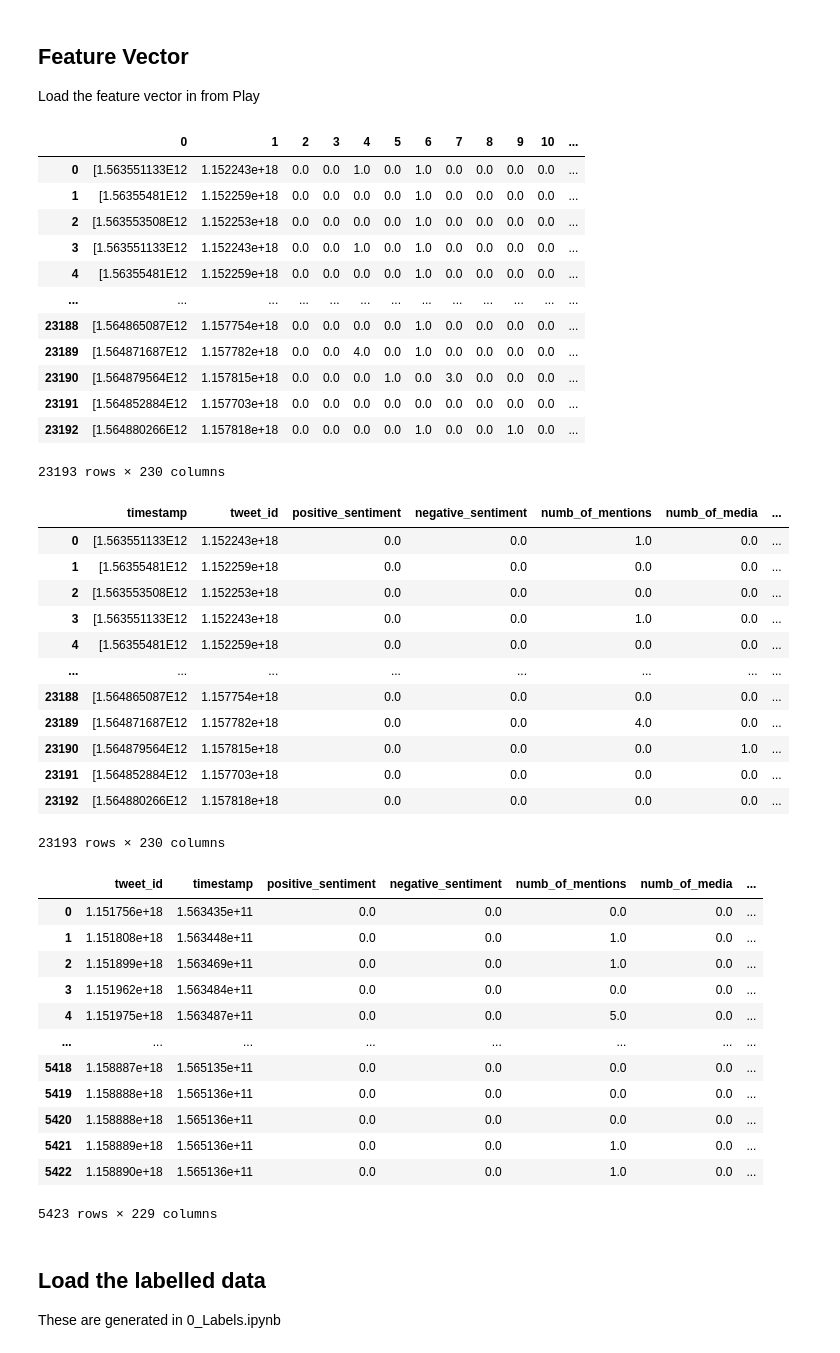
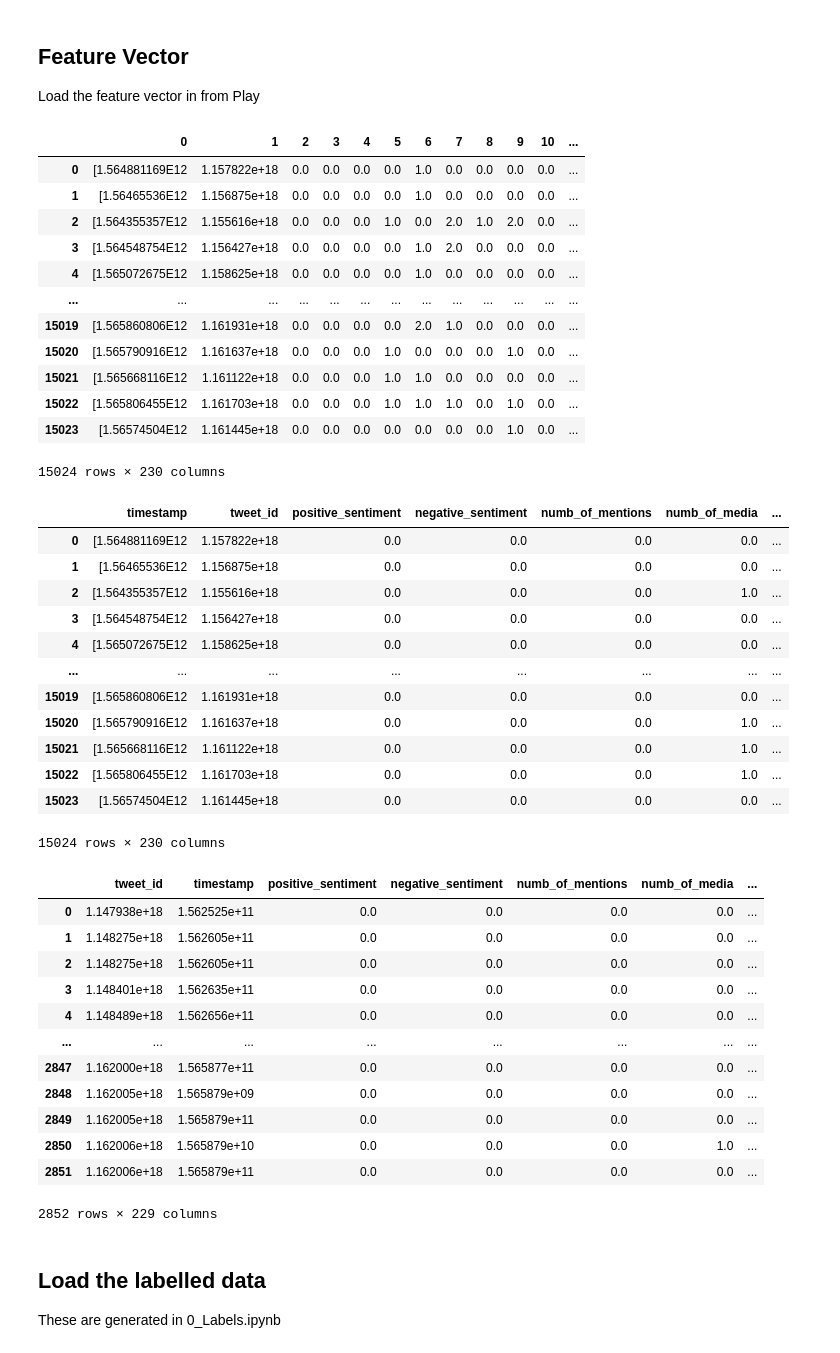
Before and after one commit to glasgowm148/Calamity, a Jupyter notebook: 1-src/2-python/1-notebooks/0-myrun.ipynb, the cells around one changed output. Cells and saved outputs as stored; diff of their text form; code cells hidden in the pictures.

```diff
--- a/1-src/2-python/1-notebooks/0-myrun.ipynb
+++ b/1-src/2-python/1-notebooks/0-myrun.ipynb
@@ -365,26 +365,26 @@ mymap = {'Advice':1, 'CleanUp':2, 'ContextualInformation':3, 'Discussion':4, 'Do
 Load the feature vector in from Play
 # %%
 # Currently loading the feature vector from a .txt file exported from Play
-feature_vector_input = pd.read_csv("../../../0-data/processed/cluster_run2.txt", sep=",", header=None, error_bad_lines=False)
+feature_vector_input = pd.read_csv("../../../0-data/processed/full_run1.txt", sep=",", header=None, error_bad_lines=False)
 
 # Remove superflous "]"
 del feature_vector_input[130]
 
 feature_vector_input
 # %% [output]
 |  | 0 | 1 | 2 | 3 | 4 | 5 | 6 | 7 | 8 | 9 | 10 | ... |
-| 0 | [1.563551133E12 | 1.152243e+18 | 0.0 | 0.0 | 1.0 | 0.0 | 1.0 | 0.0 | 0.0 | 0.0 | 0.0 | ... |
-| 1 | [1.56355481E12 | 1.152259e+18 | 0.0 | 0.0 | 0.0 | 0.0 | 1.0 | 0.0 | 0.0 | 0.0 | 0.0 | ... |
-| 2 | [1.563553508E12 | 1.152253e+18 | 0.0 | 0.0 | 0.0 | 0.0 | 1.0 | 0.0 | 0.0 | 0.0 | 0.0 | ... |
-| 3 | [1.563551133E12 | 1.152243e+18 | 0.0 | 0.0 | 1.0 | 0.0 | 1.0 | 0.0 | 0.0 | 0.0 | 0.0 | ... |
-| 4 | [1.56355481E12 | 1.152259e+18 | 0.0 | 0.0 | 0.0 | 0.0 | 1.0 | 0.0 | 0.0 | 0.0 | 0.0 | ... |
+| 0 | [1.564881169E12 | 1.157822e+18 | 0.0 | 0.0 | 0.0 | 0.0 | 1.0 | 0.0 | 0.0 | 0.0 | 0.0 | ... |
+| 1 | [1.56465536E12 | 1.156875e+18 | 0.0 | 0.0 | 0.0 | 0.0 | 1.0 | 0.0 | 0.0 | 0.0 | 0.0 | ... |
+| 2 | [1.564355357E12 | 1.155616e+18 | 0.0 | 0.0 | 0.0 | 1.0 | 0.0 | 2.0 | 1.0 | 2.0 | 0.0 | ... |
+| 3 | [1.564548754E12 | 1.156427e+18 | 0.0 | 0.0 | 0.0 | 0.0 | 1.0 | 2.0 | 0.0 | 0.0 | 0.0 | ... |
+| 4 | [1.565072675E12 | 1.158625e+18 | 0.0 | 0.0 | 0.0 | 0.0 | 1.0 | 0.0 | 0.0 | 0.0 | 0.0 | ... |
 | ... | ... | ... | ... | ... | ... | ... | ... | ... | ... | ... | ... | ... |
-| 23188 | [1.564865087E12 | 1.157754e+18 | 0.0 | 0.0 | 0.0 | 0.0 | 1.0 | 0.0 | 0.0 | 0.0 | 0.0 | ... |
-| 23189 | [1.564871687E12 | 1.157782e+18 | 0.0 | 0.0 | 4.0 | 0.0 | 1.0 | 0.0 | 0.0 | 0.0 | 0.0 | ... |
-| 23190 | [1.564879564E12 | 1.157815e+18 | 0.0 | 0.0 | 0.0 | 1.0 | 0.0 | 3.0 | 0.0 | 0.0 | 0.0 | ... |
-| 23191 | [1.564852884E12 | 1.157703e+18 | 0.0 | 0.0 | 0.0 | 0.0 | 0.0 | 0.0 | 0.0 | 0.0 | 0.0 | ... |
-| 23192 | [1.564880266E12 | 1.157818e+18 | 0.0 | 0.0 | 0.0 | 0.0 | 1.0 | 0.0 | 0.0 | 1.0 | 0.0 | ... |
+| 15019 | [1.565860806E12 | 1.161931e+18 | 0.0 | 0.0 | 0.0 | 0.0 | 2.0 | 1.0 | 0.0 | 0.0 | 0.0 | ... |
+| 15020 | [1.565790916E12 | 1.161637e+18 | 0.0 | 0.0 | 0.0 | 1.0 | 0.0 | 0.0 | 0.0 | 1.0 | 0.0 | ... |
+| 15021 | [1.565668116E12 | 1.161122e+18 | 0.0 | 0.0 | 0.0 | 1.0 | 1.0 | 0.0 | 0.0 | 0.0 | 0.0 | ... |
+| 15022 | [1.565806455E12 | 1.161703e+18 | 0.0 | 0.0 | 0.0 | 1.0 | 1.0 | 1.0 | 0.0 | 1.0 | 0.0 | ... |
+| 15023 | [1.56574504E12 | 1.161445e+18 | 0.0 | 0.0 | 0.0 | 0.0 | 0.0 | 0.0 | 0.0 | 1.0 | 0.0 | ... |
-23193 rows × 230 columns
+15024 rows × 230 columns
 # %%
 # Set the column names
 feature_vector_input.columns = feature_vector_keys
@@ -394,18 +394,18 @@ feature_vector_input.columns = feature_vector_keys
 feature_vector_input#.describe()
 # %% [output]
 |  | timestamp | tweet_id | positive_sentiment | negative_sentiment | numb_of_mentions | numb_of_media | ... |
-| 0 | [1.563551133E12 | 1.152243e+18 | 0.0 | 0.0 | 1.0 | 0.0 | ... |
-| 1 | [1.56355481E12 | 1.152259e+18 | 0.0 | 0.0 | 0.0 | 0.0 | ... |
-| 2 | [1.563553508E12 | 1.152253e+18 | 0.0 | 0.0 | 0.0 | 0.0 | ... |
-| 3 | [1.563551133E12 | 1.152243e+18 | 0.0 | 0.0 | 1.0 | 0.0 | ... |
-| 4 | [1.56355481E12 | 1.152259e+18 | 0.0 | 0.0 | 0.0 | 0.0 | ... |
+| 0 | [1.564881169E12 | 1.157822e+18 | 0.0 | 0.0 | 0.0 | 0.0 | ... |
+| 1 | [1.56465536E12 | 1.156875e+18 | 0.0 | 0.0 | 0.0 | 0.0 | ... |
+| 2 | [1.564355357E12 | 1.155616e+18 | 0.0 | 0.0 | 0.0 | 1.0 | ... |
+| 3 | [1.564548754E12 | 1.156427e+18 | 0.0 | 0.0 | 0.0 | 0.0 | ... |
+| 4 | [1.565072675E12 | 1.158625e+18 | 0.0 | 0.0 | 0.0 | 0.0 | ... |
 | ... | ... | ... | ... | ... | ... | ... | ... |
-| 23188 | [1.564865087E12 | 1.157754e+18 | 0.0 | 0.0 | 0.0 | 0.0 | ... |
-| 23189 | [1.564871687E12 | 1.157782e+18 | 0.0 | 0.0 | 4.0 | 0.0 | ... |
-| 23190 | [1.564879564E12 | 1.157815e+18 | 0.0 | 0.0 | 0.0 | 1.0 | ... |
-| 23191 | [1.564852884E12 | 1.157703e+18 | 0.0 | 0.0 | 0.0 | 0.0 | ... |
-| 23192 | [1.564880266E12 | 1.157818e+18 | 0.0 | 0.0 | 0.0 | 0.0 | ... |
+| 15019 | [1.565860806E12 | 1.161931e+18 | 0.0 | 0.0 | 0.0 | 0.0 | ... |
+| 15020 | [1.565790916E12 | 1.161637e+18 | 0.0 | 0.0 | 0.0 | 1.0 | ... |
+| 15021 | [1.565668116E12 | 1.161122e+18 | 0.0 | 0.0 | 0.0 | 1.0 | ... |
+| 15022 | [1.565806455E12 | 1.161703e+18 | 0.0 | 0.0 | 0.0 | 1.0 | ... |
+| 15023 | [1.56574504E12 | 1.161445e+18 | 0.0 | 0.0 | 0.0 | 0.0 | ... |
-23193 rows × 230 columns
+15024 rows × 230 columns
 # %%
 # Group by tweet
 feature_vector_input = feature_vector_input.groupby(['tweet_id']).agg('first')
@@ -425,18 +425,18 @@ feature_vector_input = clean_dataset_int(feature_vector_input)
 feature_vector_input#.describe()
 # %% [output]
 |  | tweet_id | timestamp | positive_sentiment | negative_sentiment | numb_of_mentions | numb_of_media | ... |
-| 0 | 1.151756e+18 | 1.563435e+11 | 0.0 | 0.0 | 0.0 | 0.0 | ... |
-| 1 | 1.151808e+18 | 1.563448e+11 | 0.0 | 0.0 | 1.0 | 0.0 | ... |
-| 2 | 1.151899e+18 | 1.563469e+11 | 0.0 | 0.0 | 1.0 | 0.0 | ... |
-| 3 | 1.151962e+18 | 1.563484e+11 | 0.0 | 0.0 | 0.0 | 0.0 | ... |
-| 4 | 1.151975e+18 | 1.563487e+11 | 0.0 | 0.0 | 5.0 | 0.0 | ... |
+| 0 | 1.147938e+18 | 1.562525e+11 | 0.0 | 0.0 | 0.0 | 0.0 | ... |
+| 1 | 1.148275e+18 | 1.562605e+11 | 0.0 | 0.0 | 0.0 | 0.0 | ... |
+| 2 | 1.148275e+18 | 1.562605e+11 | 0.0 | 0.0 | 0.0 | 0.0 | ... |
+| 3 | 1.148401e+18 | 1.562635e+11 | 0.0 | 0.0 | 0.0 | 0.0 | ... |
+| 4 | 1.148489e+18 | 1.562656e+11 | 0.0 | 0.0 | 0.0 | 0.0 | ... |
 | ... | ... | ... | ... | ... | ... | ... | ... |
-| 5418 | 1.158887e+18 | 1.565135e+11 | 0.0 | 0.0 | 0.0 | 0.0 | ... |
-| 5419 | 1.158888e+18 | 1.565136e+11 | 0.0 | 0.0 | 0.0 | 0.0 | ... |
-| 5420 | 1.158888e+18 | 1.565136e+11 | 0.0 | 0.0 | 0.0 | 0.0 | ... |
-| 5421 | 1.158889e+18 | 1.565136e+11 | 0.0 | 0.0 | 1.0 | 0.0 | ... |
-| 5422 | 1.158890e+18 | 1.565136e+11 | 0.0 | 0.0 | 1.0 | 0.0 | ... |
+| 2847 | 1.162000e+18 | 1.565877e+11 | 0.0 | 0.0 | 0.0 | 0.0 | ... |
+| 2848 | 1.162005e+18 | 1.565879e+09 | 0.0 | 0.0 | 0.0 | 0.0 | ... |
+| 2849 | 1.162005e+18 | 1.565879e+11 | 0.0 | 0.0 | 0.0 | 0.0 | ... |
+| 2850 | 1.162006e+18 | 1.565879e+10 | 0.0 | 0.0 | 0.0 | 1.0 | ... |
+| 2851 | 1.162006e+18 | 1.565879e+11 | 0.0 | 0.0 | 0.0 | 0.0 | ... |
-5423 rows × 229 columns
+2852 rows × 229 columns
 # %% [markdown]
 ## Load the labelled data
 
```
Also changed, not shown: parts of 8 cells of this notebook, 24 other files.
